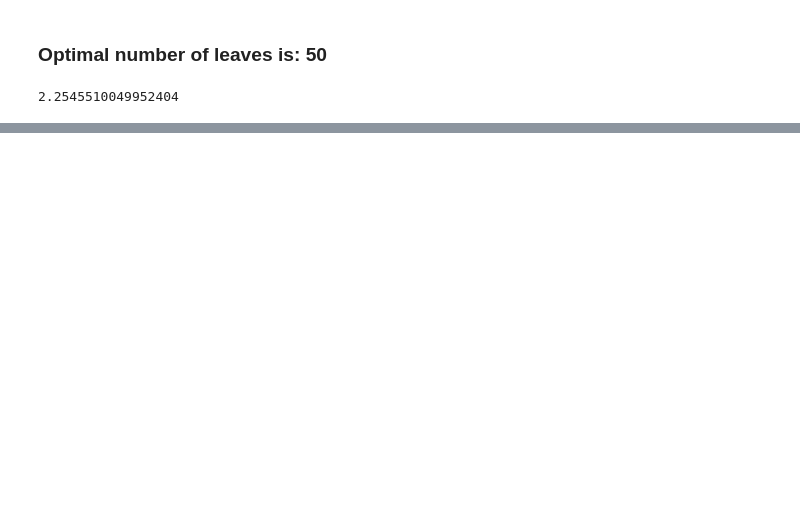
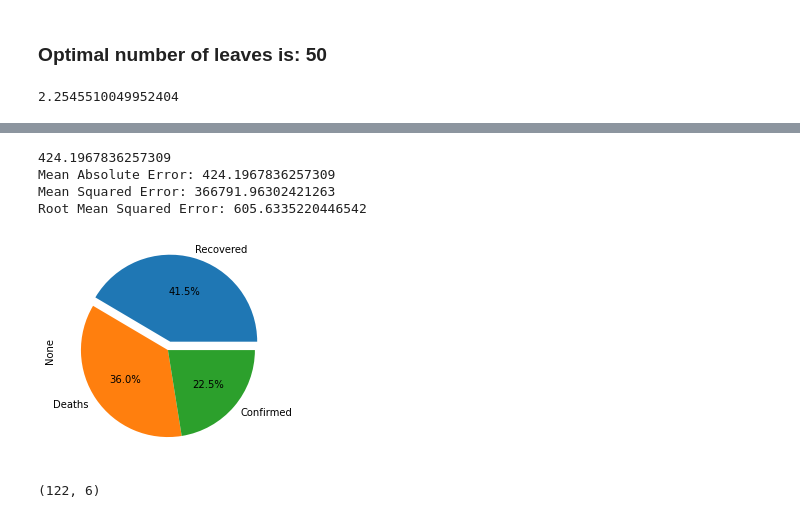
Before and after one commit to hukas/COVIDTweets-Machine-Learning, a Jupyter notebook: COVID Vaccine Tweets - COMP 4522.ipynb, the cells around one changed output, grey strips where cells are left out. Drawn from its saved outputs; the diff is of its cells as text; code cells hidden in the pictures; blank space fills up the shorter version.

```diff
--- a/COVID Vaccine Tweets - COMP 4522.ipynb
+++ b/COVID Vaccine Tweets - COMP 4522.ipynb
@@ -299,0 +316,45 @@ AttributeError: 'AxesSubplot' object has no property 'color'
+# %%
+# Choose target and features
+y = tweetsDay.tweet_count
+features = ['Recovered', 'Confirmed', 'Deaths']
+X = tweetsDay[features]
+
+from sklearn.model_selection import train_test_split
+
+# split data into training and validation data, for both features and target
+# The split is based on a random number generator. Supplying a numeric value to
+# the random_state argument guarantees we get the same split every time we
+# run this script.
+train_X, val_X, train_y, val_y = train_test_split(X, y, test_size=0.25, random_state = 1)
+sc = StandardScaler()
+train_X = sc.fit_transform(train_X)
+val_X = sc.transform(val_X)
+
+#Optimal number of estimators was 28.
+forest_model = RandomForestRegressor(n_estimators=570, random_state=1)
+forest_model.fit(train_X, train_y)
+y_pred = forest_model.predict(val_X)
+print(mean_absolute_error(val_y, y_pred))
+
+from sklearn import metrics
+print('Mean Absolute Error:', metrics.mean_absolute_error(val_y, y_pred))
+print('Mean Squared Error:', metrics.mean_squared_error(val_y, y_pred))
+print('Root Mean Squared Error:', np.sqrt(metrics.mean_squared_error(val_y, y_pred)))
+feat_importances = pd.Series(forest_model.feature_importances_, index=features)
+tweetPlot = feat_importances.nlargest().plot(kind='pie', normalize=False,
+                                             explode=(0.1,0,0),
+                                             autopct='%1.1f%%')
+# %% [output]
+424.1967836257309
+Mean Absolute Error: 424.1967836257309
+Mean Squared Error: 366791.96302421263
+Root Mean Squared Error: 605.6335220446542
+[figure, added]
+# %%
+tweetsDay.shape
+
+#Prep data
+#Determine target + features
+#H
+# %% [output]
+(122, 6)
```
Also changed, not shown: parts of 24 cells of this notebook, 1 other file.
